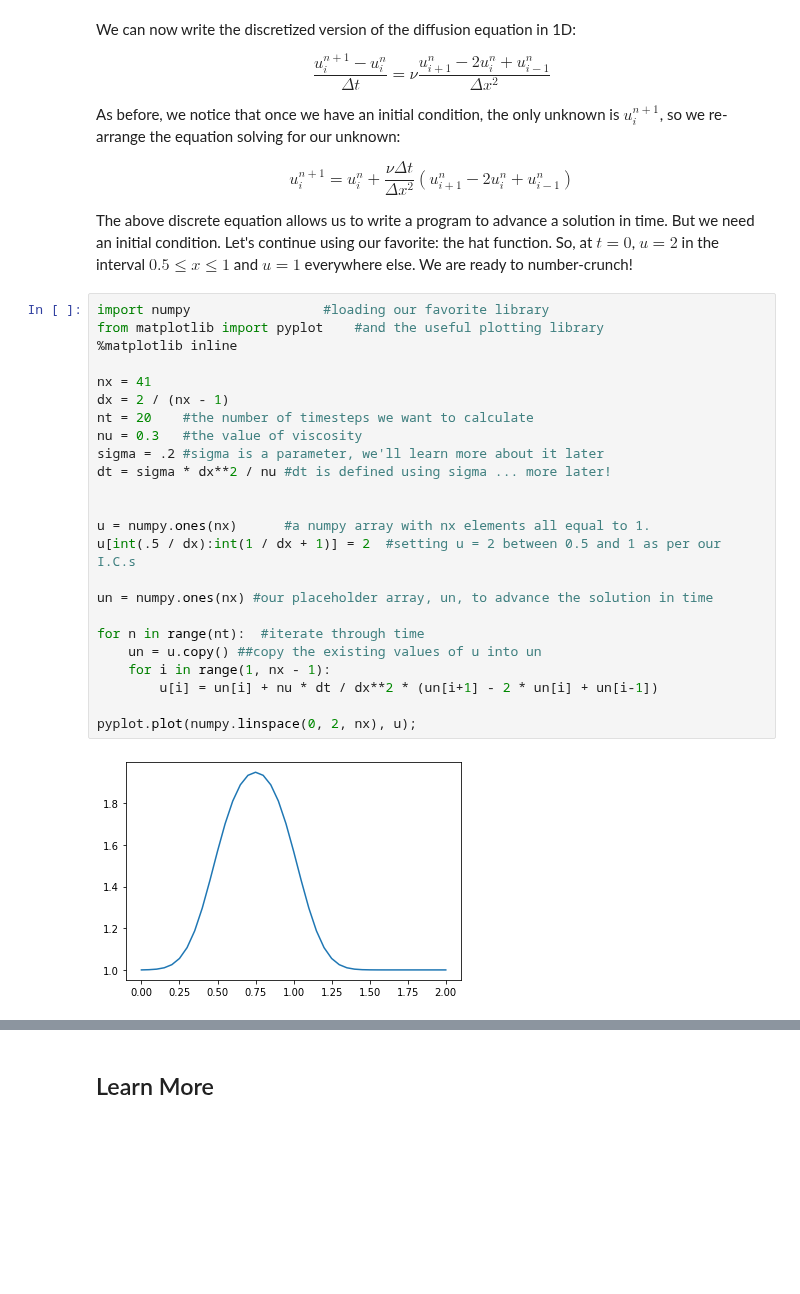
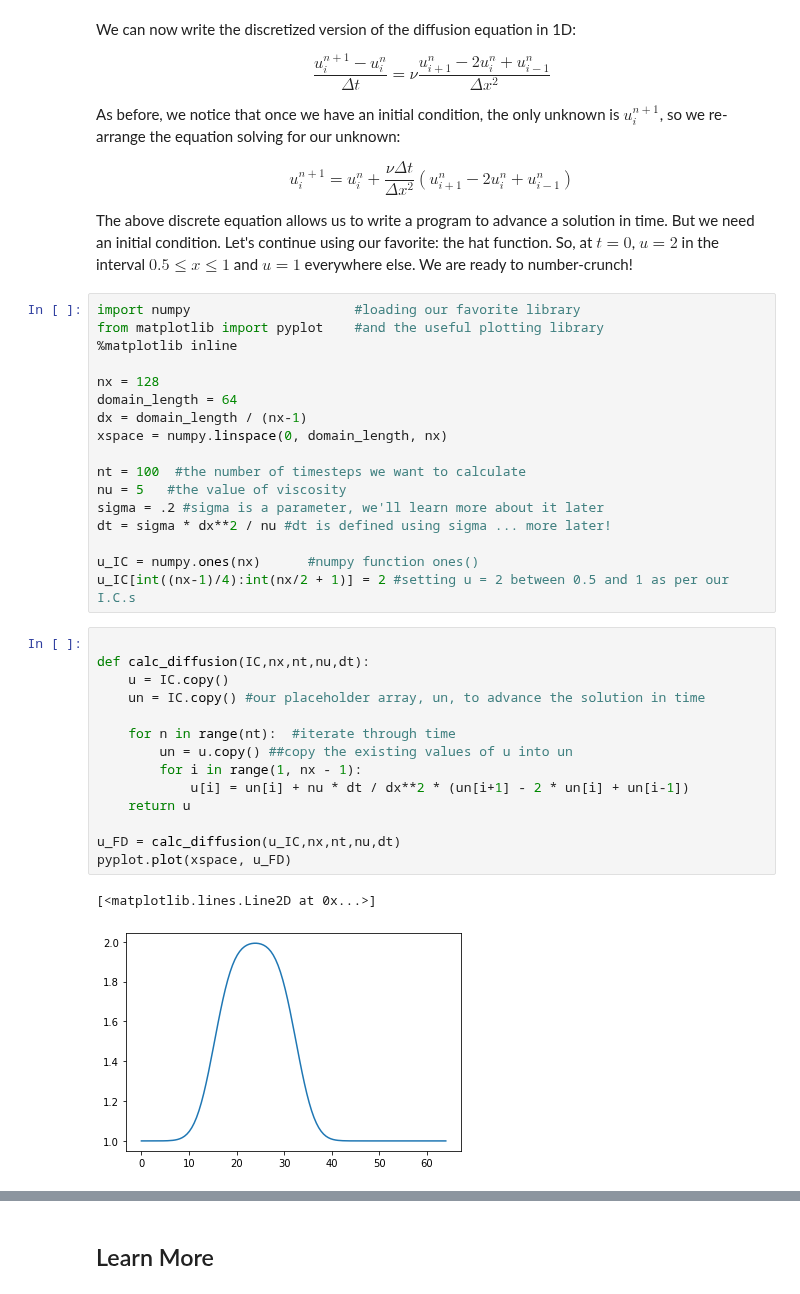
Before and after one commit to barbagroup/CFDPython, a Jupyter notebook: lessons/04_Step_3.ipynb, the cells around one changed output, grey strips where cells are left out. Cells and saved outputs as stored; diff of their text form; blank space fills up the shorter version.

```diff
--- a/lessons/04_Step_3.ipynb
+++ b/lessons/04_Step_3.ipynb
@@ -47,28 +47,36 @@ $$u_{i}^{n+1}=u_{i}^{n}+\frac{\nu\Delta t}{\Delta x^2}(u_{i+1}^{n}-2u_{i}^{n}+u_
 
 The above discrete equation allows us to write a program to advance a solution in time. But we need an initial condition. Let's continue using our favorite: the hat function. So, at $t=0$, $u=2$ in the interval $0.5\le x\le 1$ and $u=1$ everywhere else. We are ready to number-crunch!
 # %%
-import numpy                 #loading our favorite library
+import numpy                     #loading our favorite library
 from matplotlib import pyplot    #and the useful plotting library
 %matplotlib inline
 
-nx = 41
-dx = 2 / (nx - 1)
-nt = 20    #the number of timesteps we want to calculate
-nu = 0.3   #the value of viscosity
+nx = 128
+domain_length = 64
+dx = domain_length / (nx-1)
+xspace = numpy.linspace(0, domain_length, nx)
+
+nt = 100  #the number of timesteps we want to calculate
+nu = 5   #the value of viscosity
 sigma = .2 #sigma is a parameter, we'll learn more about it later
 dt = sigma * dx**2 / nu #dt is defined using sigma ... more later!
 
-
-u = numpy.ones(nx)      #a numpy array with nx elements all equal to 1.
-u[int(.5 / dx):int(1 / dx + 1)] = 2  #setting u = 2 between 0.5 and 1 as per our I.C.s
-
-un = numpy.ones(nx) #our placeholder array, un, to advance the solution in time
-
-for n in range(nt):  #iterate through time
-    un = u.copy() ##copy the existing values of u into un
-    for i in range(1, nx - 1):
-        u[i] = un[i] + nu * dt / dx**2 * (un[i+1] - 2 * un[i] + un[i-1])
-
-pyplot.plot(numpy.linspace(0, 2, nx), u);
+u_IC = numpy.ones(nx)      #numpy function ones()
+u_IC[int((nx-1)/4):int(nx/2 + 1)] = 2 #setting u = 2 between 0.5 and 1 as per our I.C.s
-# %% [output]
-[figure, removed]
+# %%
+
+def calc_diffusion(IC,nx,nt,nu,dt):
+    u = IC.copy()
+    un = IC.copy() #our placeholder array, un, to advance the solution in time
+
+    for n in range(nt):  #iterate through time
+        un = u.copy() ##copy the existing values of u into un
+        for i in range(1, nx - 1):
+            u[i] = un[i] + nu * dt / dx**2 * (un[i+1] - 2 * un[i] + un[i-1])
+    return u
+
+u_FD = calc_diffusion(u_IC,nx,nt,nu,dt)
+pyplot.plot(xspace, u_FD)
+# %% [output]
+[<matplotlib.lines.Line2D at 0x...>]
+[figure, added]
```
Also changed, not shown: parts of 10 cells of this notebook, 2 other files.
